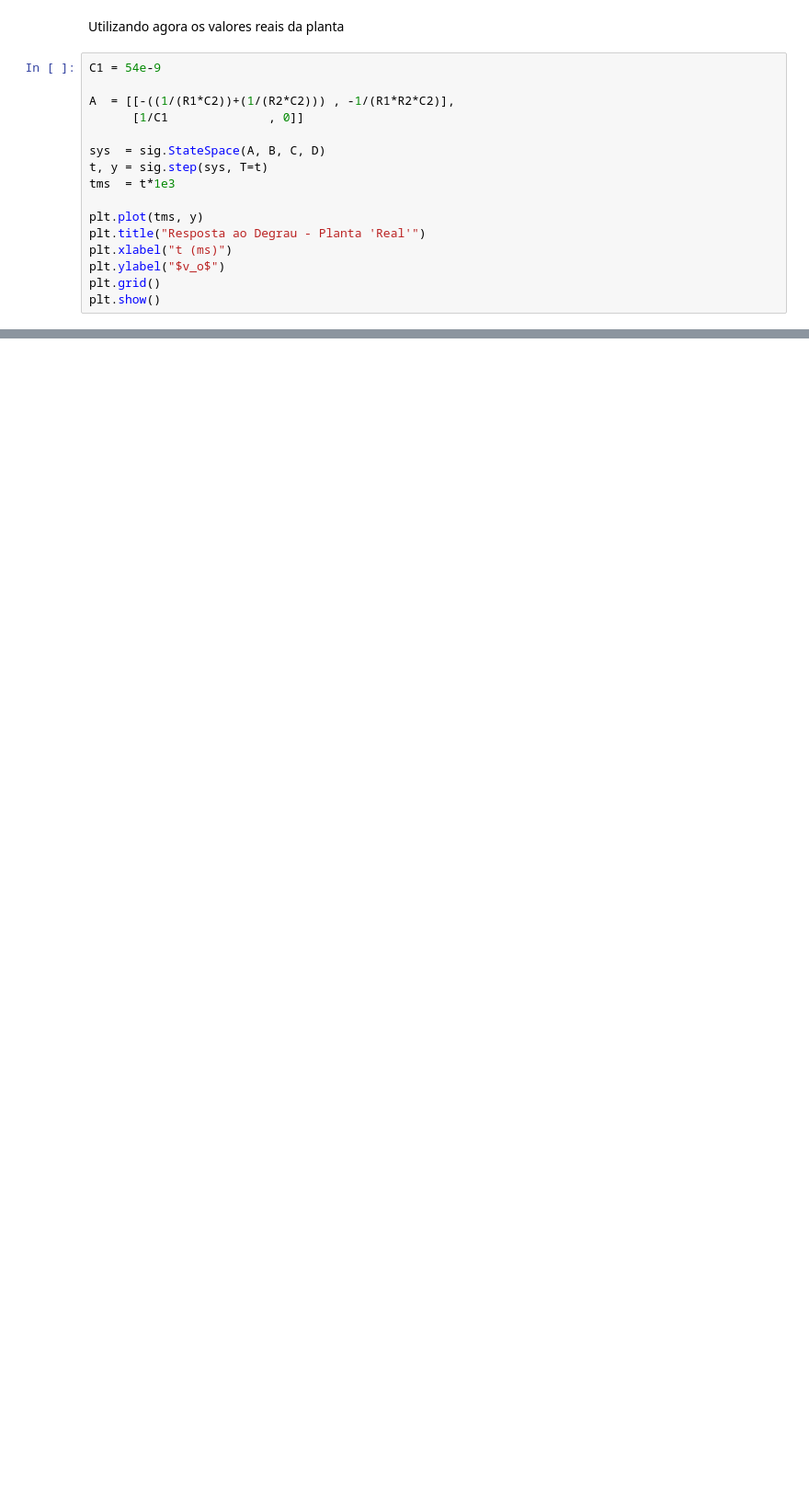
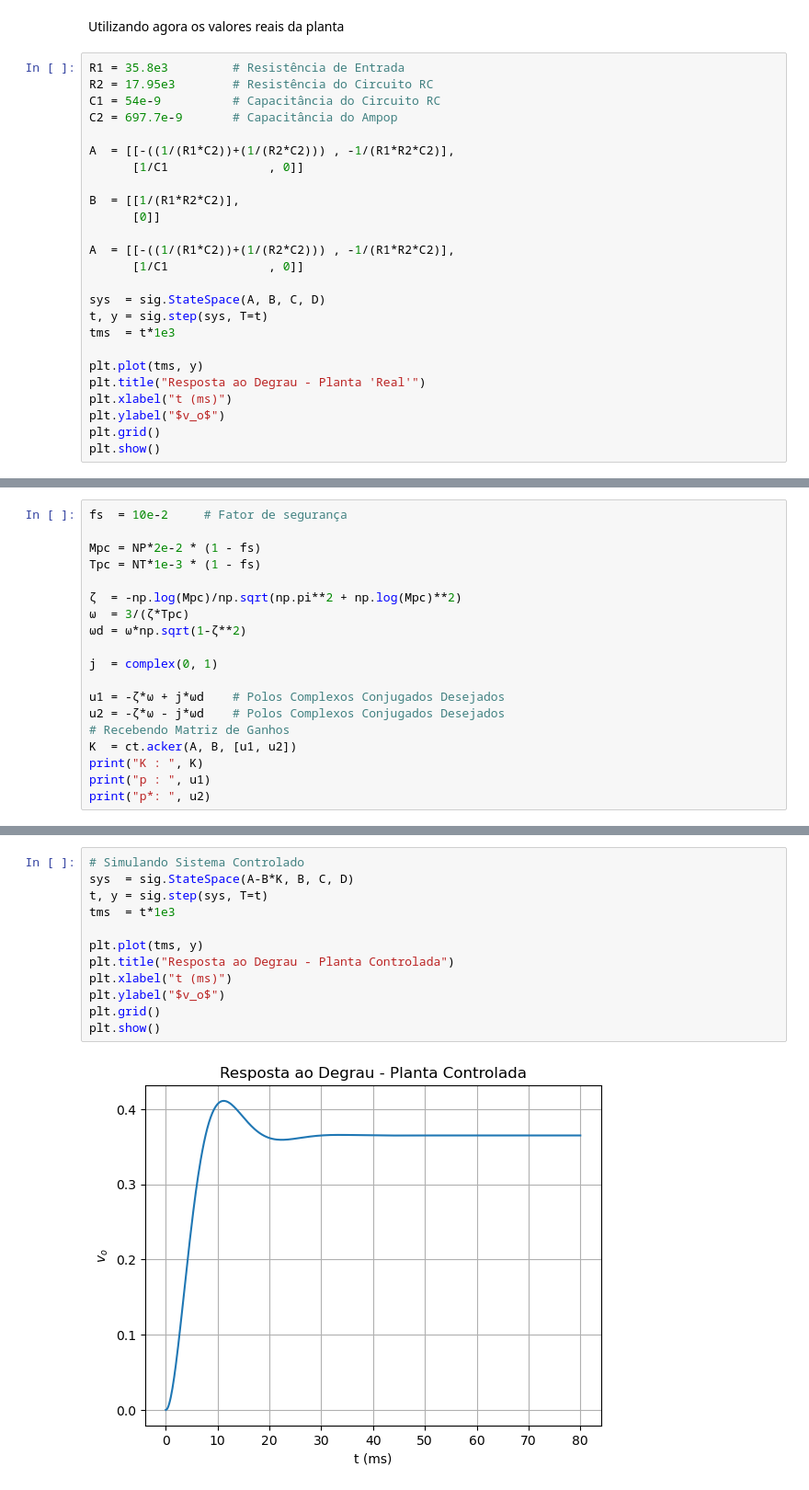
Before and after one commit to Emanuel600/Misc, a Jupyter notebook: Simul_Controle/State_Space_P1.ipynb, the cells around one changed output, grey strips where cells are left out. Shown at 92% size. Saved outputs shown, nothing was run; the diff lists cells and outputs as text; blank space fills up the shorter version.

Commit message:
Added State Space controller and observer, also compared observer results with simulation on LTSpice

```diff
--- a/Simul_Controle/State_Space_P1.ipynb
+++ b/Simul_Controle/State_Space_P1.ipynb
@@ -119,7 +121,16 @@ plt.show()
 # %% [markdown]
 Utilizando agora os valores reais da planta
 # %%
-C1 = 54e-9
+R1 = 35.8e3         # Resistência de Entrada
+R2 = 17.95e3        # Resistência do Circuito RC
+C1 = 54e-9          # Capacitância do Circuito RC
+C2 = 697.7e-9       # Capacitância do Ampop
+
+A  = [[-((1/(R1*C2))+(1/(R2*C2))) , -1/(R1*R2*C2)],
+      [1/C1              , 0]]
+
+B  = [[1/(R1*R2*C2)],
+      [0]]
 
 A  = [[-((1/(R1*C2))+(1/(R2*C2))) , -1/(R1*R2*C2)],
       [1/C1              , 0]]
@@ -157,3 +168,22 @@ plt.grid()
 plt.show()
 # %% [output]
 [figure]
+# %%
+fs  = 10e-2     # Fator de segurança
+
+Mpc = NP*2e-2 * (1 - fs)
+Tpc = NT*1e-3 * (1 - fs)
+
+ζ  = -np.log(Mpc)/np.sqrt(np.pi**2 + np.log(Mpc)**2)
+ω  = 3/(ζ*Tpc)
+ωd = ω*np.sqrt(1-ζ**2)
+
+j  = complex(0, 1)
+
+u1 = -ζ*ω + j*ωd    # Polos Complexos Conjugados Desejados
+u2 = -ζ*ω - j*ωd    # Polos Complexos Conjugados Desejados
+# Recebendo Matriz de Ganhos
+K  = ct.acker(A, B, [u1, u2])
+print("K : ", K)
+print("p : ", u1)
+print("p*: ", u2)
@@ -159,0 +201,14 @@ plt.show()
+# %%
+# Simulando Sistema Controlado
+sys  = sig.StateSpace(A-B*K, B, C, D)
+t, y = sig.step(sys, T=t)
+tms  = t*1e3
+
+plt.plot(tms, y)
+plt.title("Resposta ao Degrau - Planta Controlada")
+plt.xlabel("t (ms)")
+plt.ylabel("$v_o$")
+plt.grid()
+plt.show()
+# %% [output]
+[figure, added]
```
Also changed, not shown: parts of 14 cells of this notebook, 2 other files.
